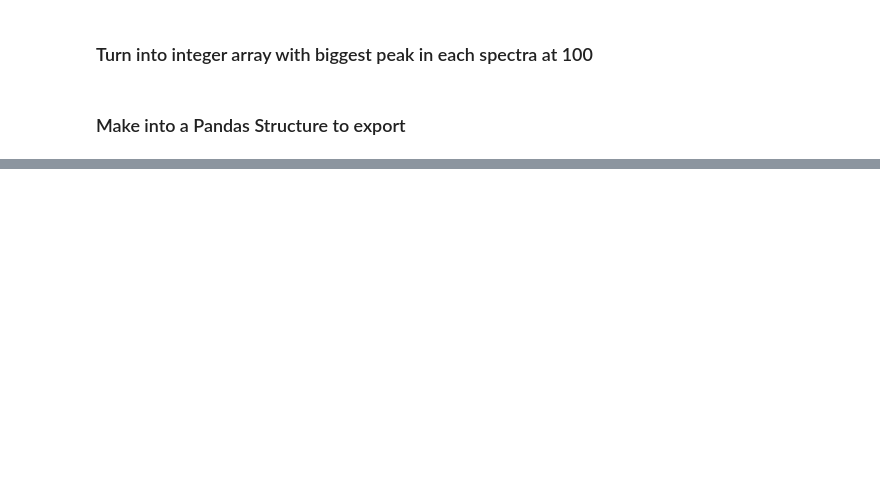
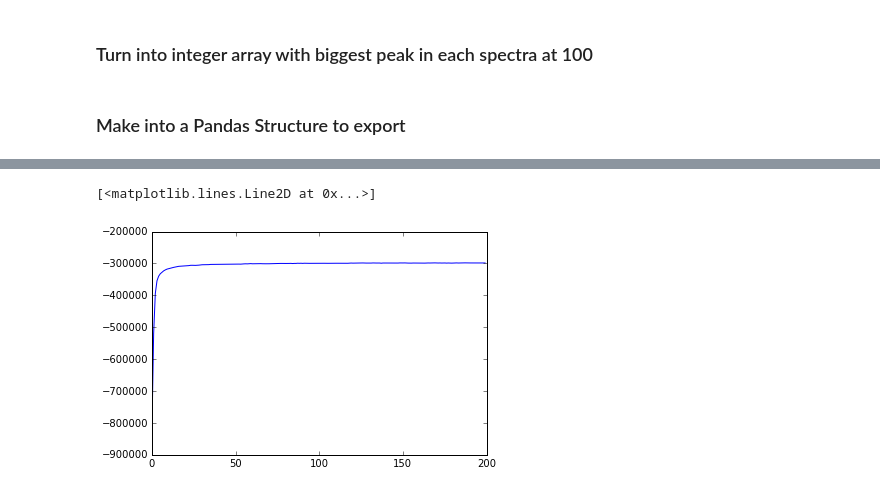
Before and after one commit to sdrogers/MS2LDA, a Jupyter notebook: gcms/mzMATCHoutput_to_matrix.ipynb, the cells around one changed output, grey strips where cells are left out. Drawn from its saved outputs; the diff is of its cells as text; code cells hidden in the pictures; blank space fills up the shorter version.

```diff
--- a/gcms/mzMATCHoutput_to_matrix.ipynb
+++ b/gcms/mzMATCHoutput_to_matrix.ipynb
@@ -106,0 +174,3 @@ d.to_csv('gcms_for_lda.csv')
+# %%
+vocab = d.columns
+print vocab
@@ -106,0 +223,13 @@ d.to_csv('gcms_for_lda.csv')
+# %%
+n_topics = 150
+alpha = 50.0/n_topics
+beta = 0.1
+n_samples = 200
+n_burn = 0
+n_thin = 1
+# %%
+n_row, n_col = d.shape
+d.columns = range(n_col)
+# %%
+model = CollapseGibbsLda(d, vocab, n_topics, alpha, beta)
+model.run(n_burn, n_samples, n_thin)
@@ -106,0 +254,5 @@ d.to_csv('gcms_for_lda.csv')
+# %%
+plt.plot(model.loglikelihoods_)
+# %% [output]
+[<matplotlib.lines.Line2D at 0x...>]
+[figure, added]
```
Also changed, not shown: parts of 18 cells of this notebook, 14 other files.
